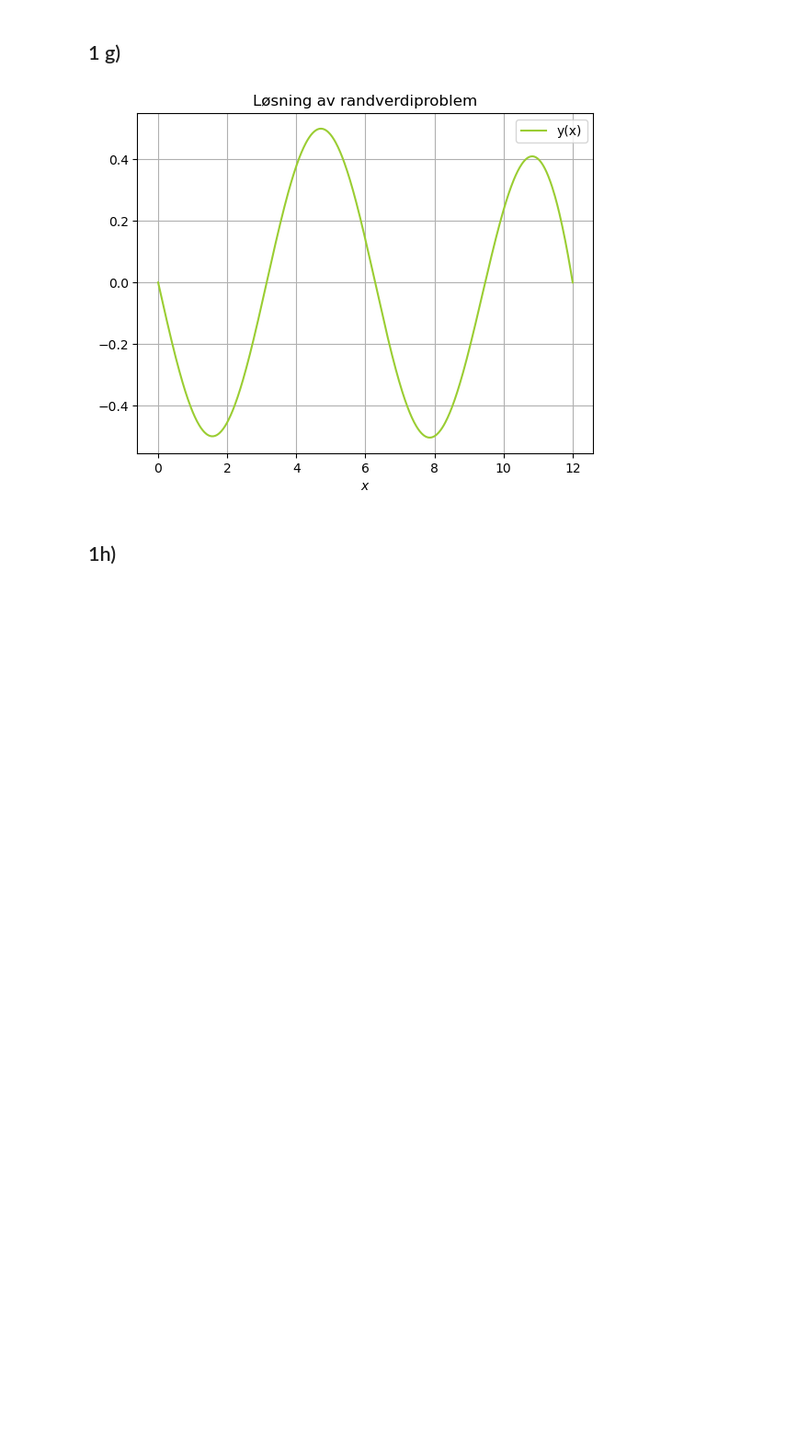
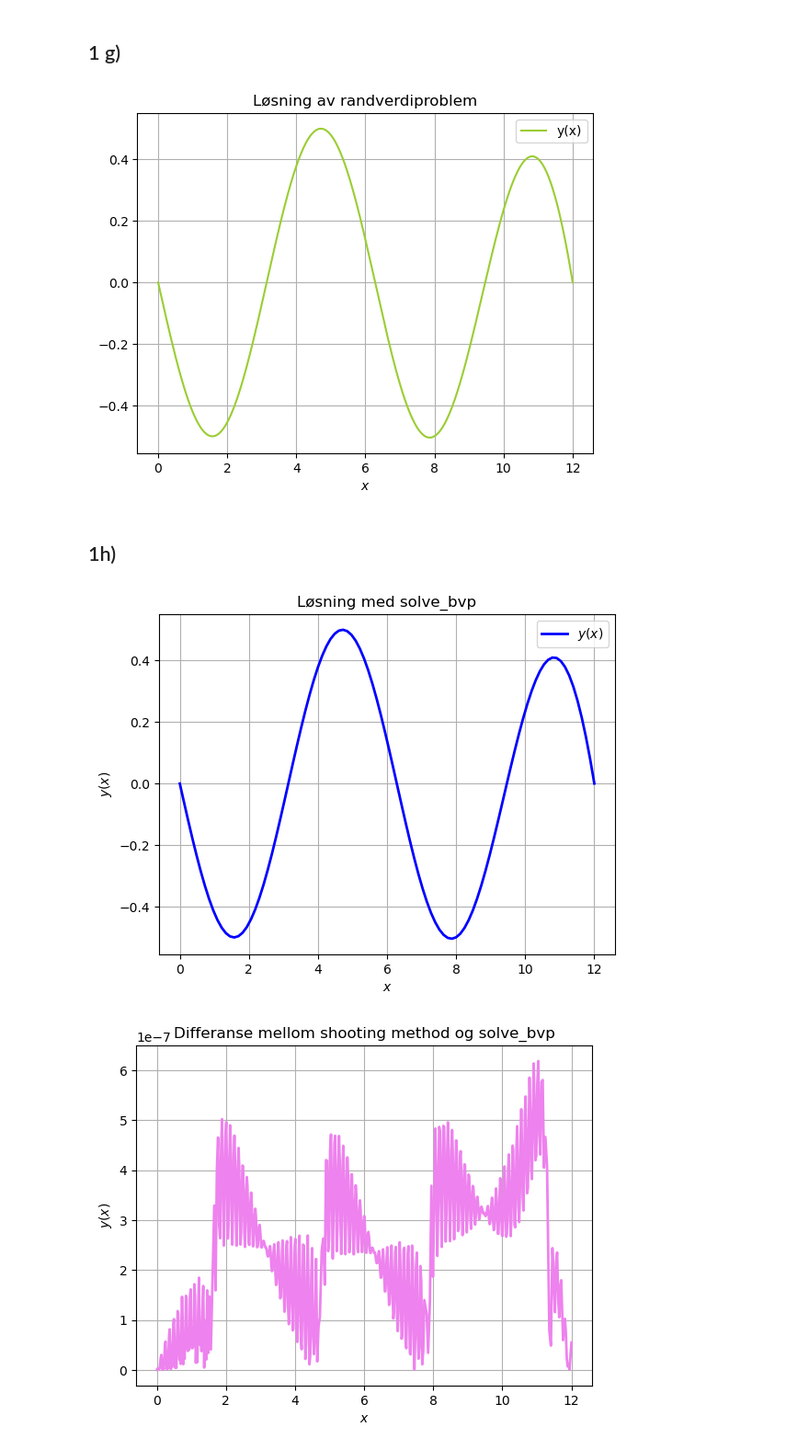
Before and after one commit to marieke-vaske/VitBer-TekFys, a Jupyter notebook: Sammenslåing av oppgave 1.ipynb, the cells around one changed output. Shown at 92% size. Saved outputs shown, nothing was run; the diff lists cells and outputs as text; code cells hidden in the pictures; blank space fills up the shorter version.

```diff
--- a/Sammenslåing av oppgave 1.ipynb
+++ b/Sammenslåing av oppgave 1.ipynb
@@ -209,6 +213,7 @@ Funksjonsverdien til roten: -3.3306690738754696e-16
 ## 1 f)
 # %%
 def solveBVproblem(x_init, x_end, f, z0, z1, alpha, h_0, tol):    # Definerer funksjon for å løse randverdiproblem
+    xb_values = []                                                # Liste for å lagre alle testede løsninger
     yb_values = []                                                # Liste for å lagre alle testede løsninger
 
     def g(b):                                                     # Definerer funksjonen for siste grensebetingelse, gitt b
@@ -224,9 +229,10 @@ def solveBVproblem(x_init, x_end, f, z0, z1, alpha, h_0, tol):    # Definerer fu
     for value in b_values:                                        # Itererer gjennom alle testede b-verdier
         y_init = np.array([0, value])
         x_values, y_matrix, step_array, n, n_total = RungeKutta_32(x_init, x_end, y_init, f, alpha, h_0, tol) # Løser IVP for riktig b
+        xb_values.append(x_values)                                 # Henter x-verdier for gitt b
         yb_values.append(y_matrix[:, 0])                           # Henter y-verdier for gitt b
 
-    return x_values, yb_values, b_values
+    return xb_values, yb_values, b_values
 # %%
 # Løser randverdiproblem
 
@@ -276,10 +282,15 @@ tol = 10**(-7)
 x_init, x_end = 0, 12
 z0, z1 = 0, 1
 
-x_values, yb_values, b_values = solveBVproblem(x_init, x_end, g_array, z0, z1, alpha, h_0, tol) # Finner løsning av randverdiproblemet
+start_shootingMethod = time.time()                                  # Variabel for startverdi for kjøretid
+
+xb_values, yb_values, b_values = solveBVproblem(x_init, x_end, g_array, z0, z1, alpha, h_0, tol) # Finner løsning av randverdiproblemet
+
+end_shootingMethod = time.time()                                    # Variabel for sluttverdi for kjøretid
+
 
 # Plotter y(x)
-plt.plot(x_values, yb_values[-1], label = "y(x)", color = "yellowgreen")
+plt.plot(xb_values[-1], yb_values[-1], label = "y(x)", color = "yellowgreen")
 plt.title("Løsning av randverdiproblem")
 plt.xlabel("$x$")
 plt.grid()
@@ -325,0 +303,38 @@ print("Message:", solution.message)
+# %%
+from scipy.integrate import solve_bvp
+
+# Løser randverdiproblem med solve_bvp
+
+def bc(ya, yb):                                 # Funksjon for randbetingelser
+    return np.array([ya[0], yb[0]])
+
+x = np.linspace(x_init, x_end, 100)             # Argument til solve_bvp
+y_guess = np.zeros((2, x.size))                 # Argument til solve_bvp, 2D-array med dimensjoner antall 1. ordens ODE, x-verdier
+
+start_solveBVP = time.time()                    # Variabel for startverdi for kjøretid
+solution = solve_bvp(g_array, bc, x, y_guess)   # Henter løsning med solve_bvp
+end_solveBVP = time.time()                      # Variabel for sluttverdi for kjøretid
+
+plt.plot(solution.x, solution.y[0], label=r"$y(x)$", color = "blue", linewidth = 2) # Plotter løsning med solve_bvp
+
+plt.xlabel(r"$x$")
+plt.ylabel(r"$y(x)$")
+plt.title("Løsning med solve_bvp")
+plt.legend()
+plt.grid()
+plt.show()
+
+# Beregner feilen mellom shooting method og solve_bvp som funksjon av x
+solve_bvp_yvalues = np.array(solution.sol(xb_values[-1])[0])                        # Evaluerer solve_bvp-løsning i x-verdiene fra shooting method
+difference = np.abs(solve_bvp_yvalues - np.array(yb_values[-1]))                    # Beregner differanse mellom løsning fra solve_bvp og shooting method
+
+plt.plot(xb_values[-1], difference, color = "violet", linewidth = 2)                # Plotter feilen som funksjon av x
+
+plt.title("Differanse mellom shooting method og solve_bvp")
+plt.xlabel(r"$x$")
+plt.ylabel(r"$y(x)$")
+plt.grid()
+plt.show()
+# %% [output]
+[figure, added]
+[figure, added]
```
Also changed, not shown: parts of 9 cells of this notebook.
